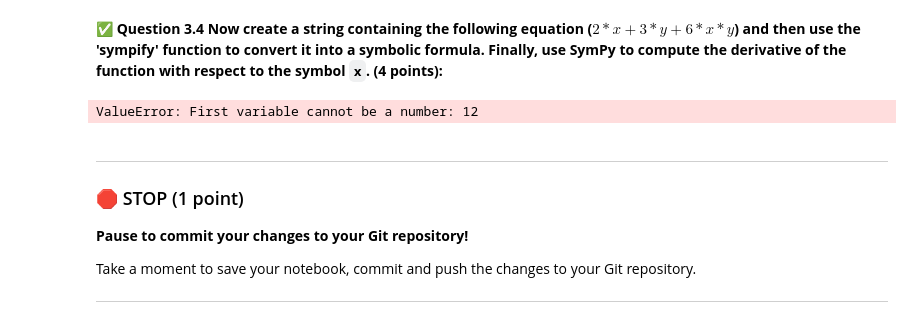
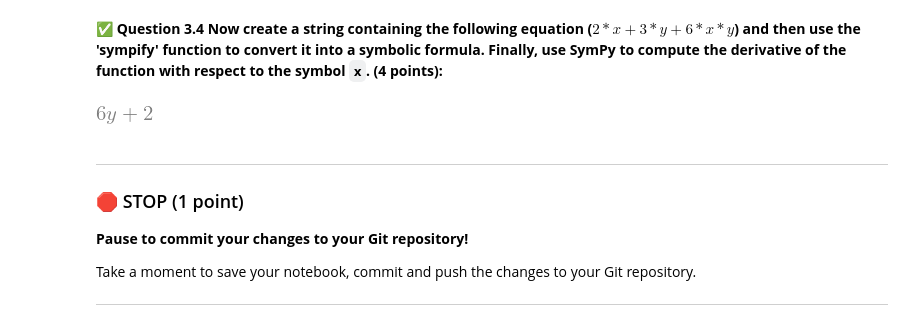
Before and after one commit to BigusMaximus/CMSE-202-Fall-2025, a Jupyter notebook: notebooks/Midterm/CMSE202-Midterm-Section001-STUDENT-F25.ipynb, the cells around one changed output. Saved outputs shown, nothing was run; the diff lists cells and outputs as text; code cells hidden in the pictures.

```diff
--- a/notebooks/Midterm/CMSE202-Midterm-Section001-STUDENT-F25.ipynb
+++ b/notebooks/Midterm/CMSE202-Midterm-Section001-STUDENT-F25.ipynb
@@ -164,11 +164,13 @@ print((t+b+i)/t)
 &#9989; **Question 3.4 Now create a string containing the following equation ($2*x+3*y+6*x*y$) and then use the 'sympify' function to convert it into a symbolic formula. Finally, use SymPy to compute the derivative of the function with respect to the symbol `x`. (4 points):**
 # %%
 # Put your code here
+x, y = sympy.symbols('x y')
+
 a = "(2*x+3*y+6*x*y)"
 new = sympy.simplify(a)
-sympy.Derivative(new, x)
+sympy.diff(new, x)
 # %% [output]
-ValueError: First variable cannot be a number: 12
+[figure, added]
 # %% [markdown]
 ---
 ### &#128721; STOP (1 point)
```
Also changed, not shown: parts of 4 cells of this notebook.
